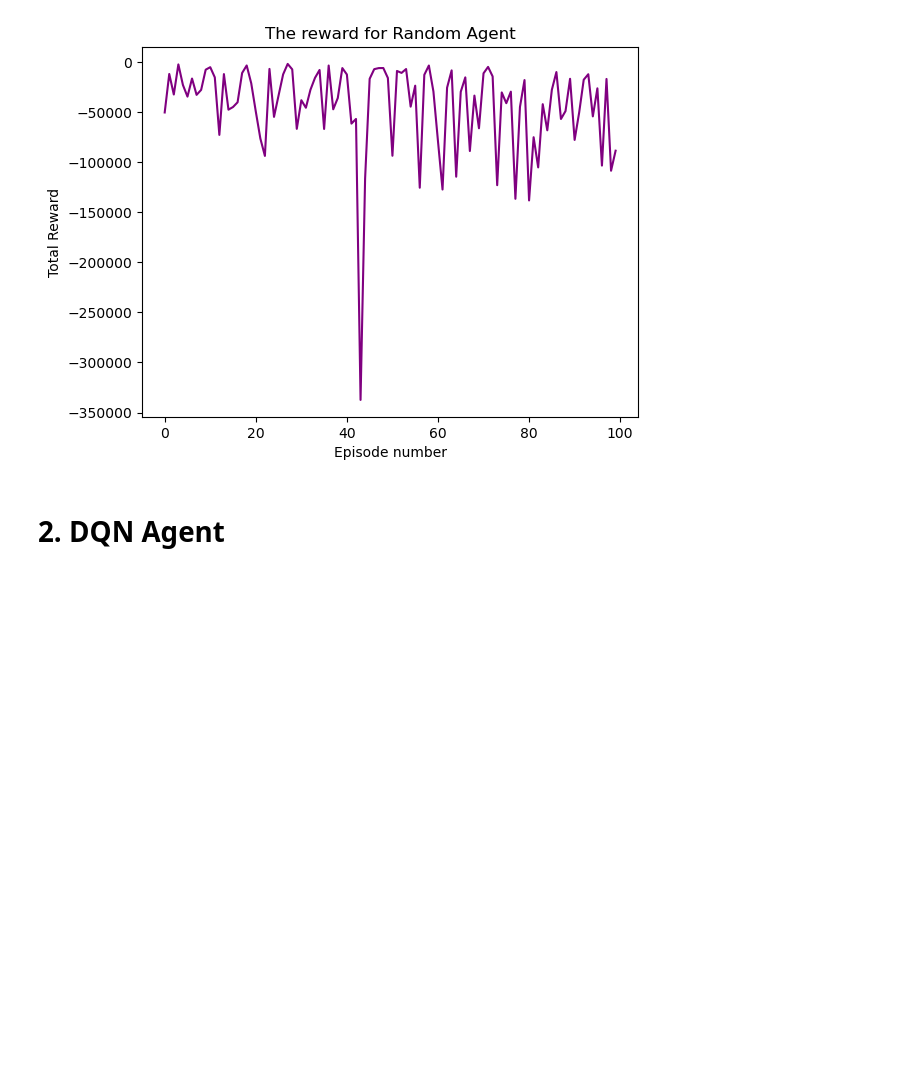
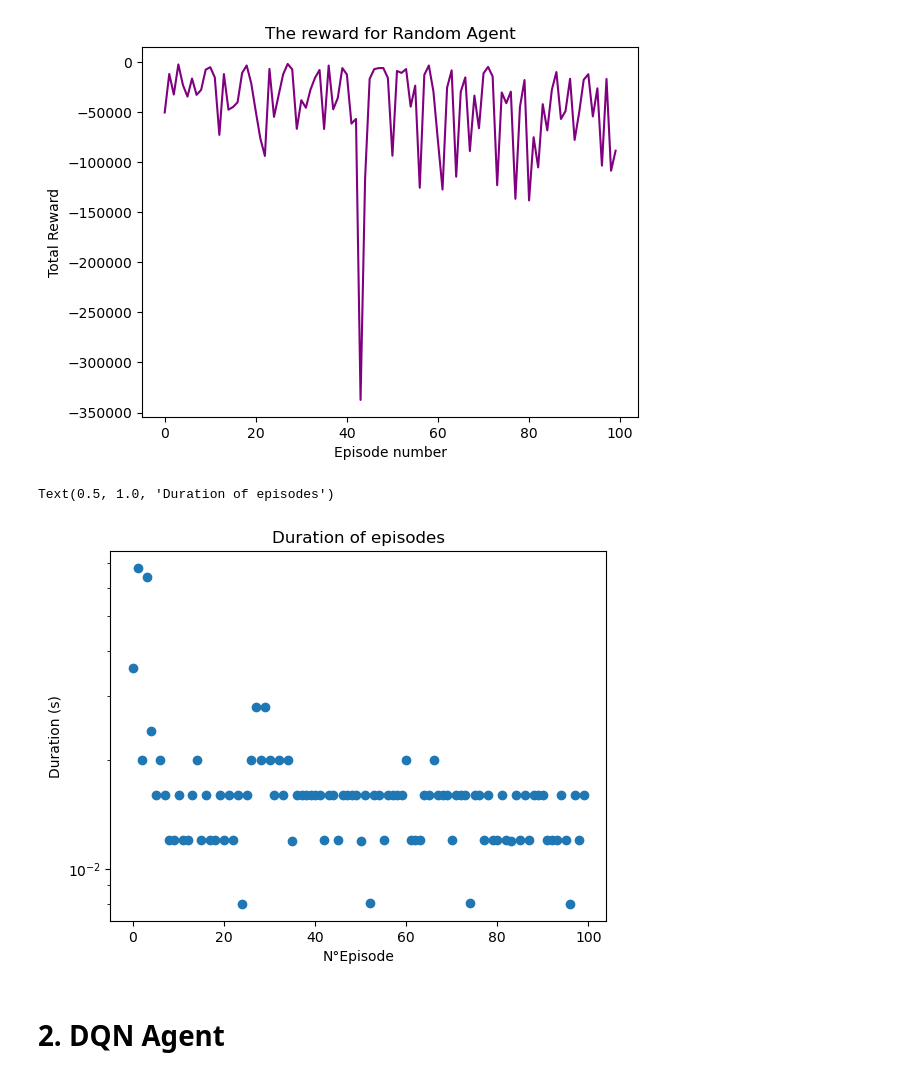
Before and after one commit to silviiaromanato/MountainCartRL, a Jupyter notebook: MountainCart_notebook.ipynb, the cells around one changed output. Saved outputs shown, nothing was run; the diff lists cells and outputs as text; code cells hidden in the pictures; blank space fills up the shorter version.

Commit message:
add duration viz for Random Agent

```diff
--- a/MountainCart_notebook.ipynb
+++ b/MountainCart_notebook.ipynb
@@ -23,7 +28,7 @@ agent = RandomAgent(env)
 num_episodes = 100
 
 rewards = []
-for episode in range(num_episodes):
+for episode in tqdm(range(num_episodes)):
     state = env.reset()
     done = False
     total_reward = 0
@@ -46,6 +53,33 @@ ax.set_xlabel("Episode number")
 # %% [output]
 Text(0.5, 0, 'Episode number')
 [figure]
+# %%
+n_episodes=100
+durations=[]
+for i in tqdm(range(n_episodes)):
+    t0 = time()
+    done = False
+    state, info = env.reset()
+    episode_reward = 0
+    while not done:
+        action = env.action_space.sample()
+        next_state, reward, terminated, truncated, info = env.step(action)
+
+        episode_reward += reward
+
+        state = next_state
+        done = terminated or truncated
+    t1=time()
+    durations.append(t1-t0)
+# %%
+plt.scatter(range(n_episodes),durations)
+plt.yscale('log')
+plt.xlabel('N°Episode')
+plt.ylabel('Duration (s)')
+plt.title('Duration of episodes')
+# %% [output]
+Text(0.5, 1.0, 'Duration of episodes')
+[figure, added]
 # %% [markdown]
 # **2.** DQN Agent
 # %%
```
Also changed, not shown: parts of 2 cells of this notebook.
